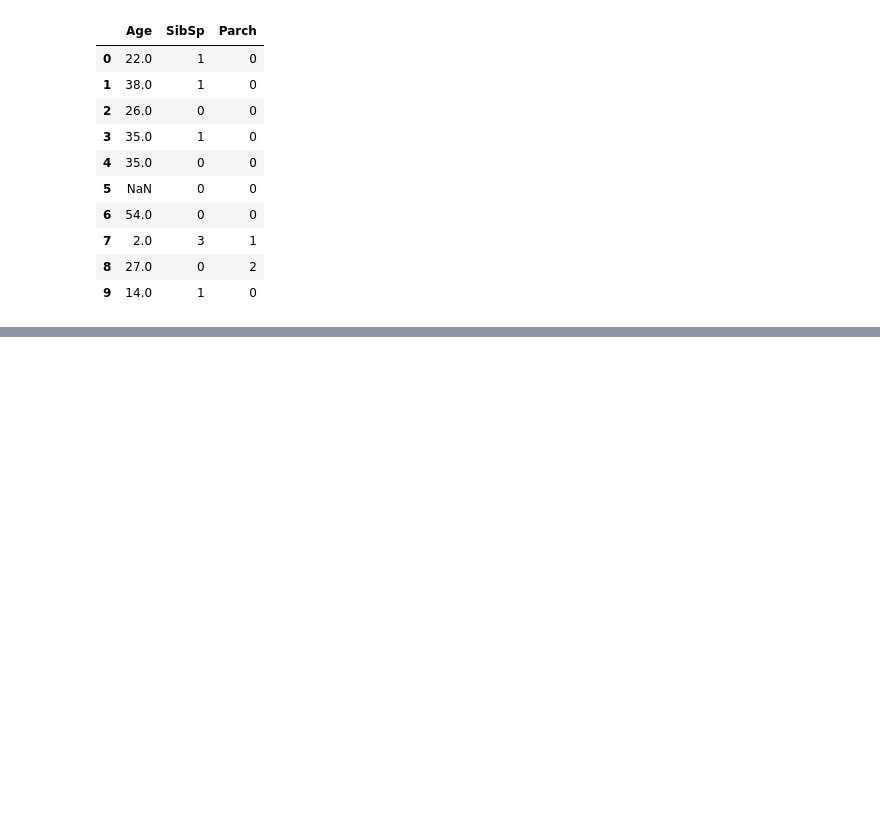
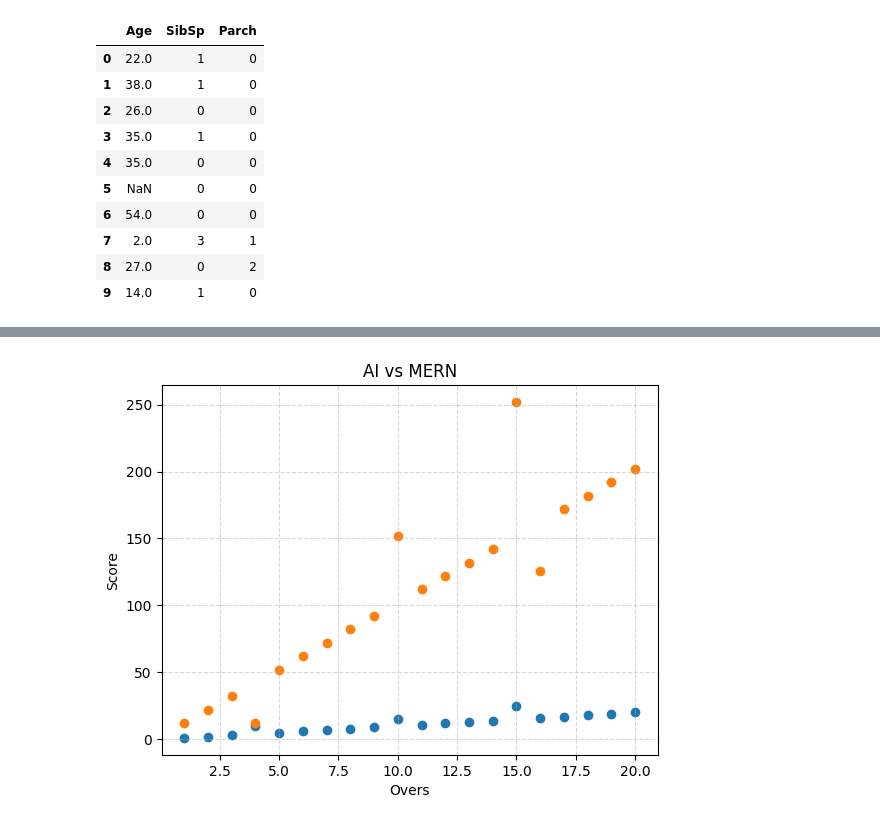
Before and after one commit to MAmmarShaikh01/DataScience, a Jupyter notebook: Data_Science/index.ipynb, the cells around one changed output, grey strips where cells are left out. Drawn from its saved outputs; the diff is of its cells as text; code cells hidden in the pictures; blank space fills up the shorter version.

```diff
--- a/Data_Science/index.ipynb
+++ b/Data_Science/index.ipynb
@@ -411,0 +519,14 @@ df.iloc[0:10,[5,6,7]] # row 3-10 and 5th 6th and 7th column
+# %%
+over = list(range(1,21))
+score = [1,2,3,10,5,6,7,8,9,15,11,12,13,14,25,16,17,18,19,20]
+score2 = [12,22,32,12,52,62,72,82,92,152,112,122,132,142,252,126,172,182,192,202]
+# plt.plot(over,score,marker=".")
+plt.xlabel("Overs")
+plt.ylabel("Score")
+# plt.plot(over,score,marker="v",animated=True)
+plt.scatter(over , score)
+plt.scatter(over , score2)
+plt.title("AI vs MERN")
+plt.grid(True,linestyle="--",alpha=0.5)
+# %% [output]
+[figure, added]
```
Also changed, not shown: parts of 10 cells of this notebook.
